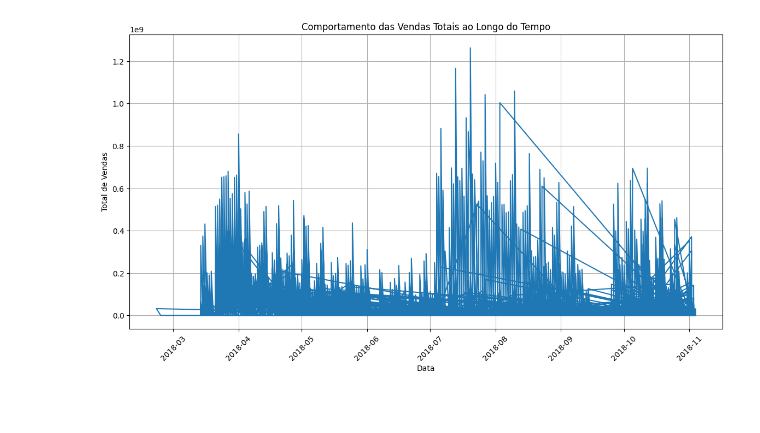
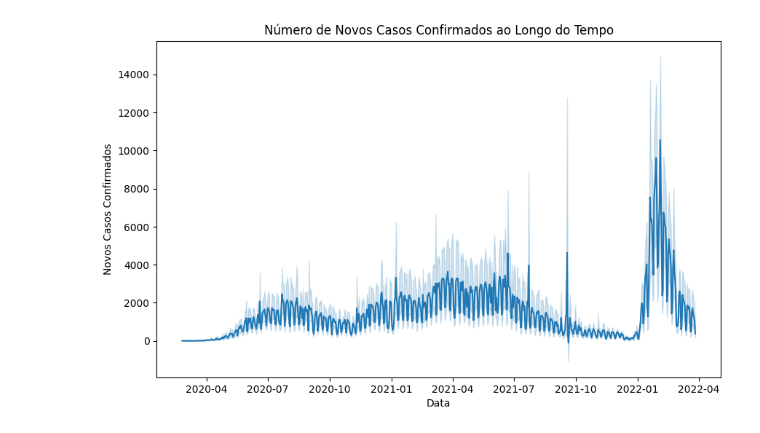
Before and after one commit to andrefeitosa9/modulo-estatisticaI-santandercoders, a Jupyter notebook: notebook2.ipynb, the cells around one changed output. Drawn from its saved outputs; the diff is of its cells as text; code cells hidden in the pictures; blank space fills up the shorter version.

Commit message:
mudança de dataset e novo notebook 2

```diff
--- a/notebook2.ipynb
+++ b/notebook2.ipynb
@@ -9,0 +10,2 @@ import scipy.stats as stats
+# %%
+df = pd.read_csv("dados\covid19-0f81afa72854491686b7f93cf598b6fa.csv")
@@ -9,0 +32,2 @@ import scipy.stats as stats
+# %%
+df.drop(columns="city", inplace=True)
@@ -10,5 +54,2 @@ import scipy.stats as stats
 # %%
-df = pd.read_csv(r"dados\\cinemaTicket_Ref.csv")
-df.dropna(inplace=True)
 df['date'] = pd.to_datetime(df['date'])
-df
@@ -29,11 +56,9 @@ df
 # %%
-plt.figure(figsize=(14, 7))
-plt.plot(df['date'], df['total_sales'])
-plt.title('Comportamento das Vendas Totais ao Longo do Tempo')
+plt.figure(figsize=(10, 6))
+sns.lineplot(x='date', y='new_confirmed', data=df)
+plt.title('Número de Novos Casos Confirmados ao Longo do Tempo')
 plt.xlabel('Data')
-plt.ylabel('Total de Vendas')
-plt.xticks(rotation=45)
-plt.grid()
+plt.ylabel('Novos Casos Confirmados')
 plt.show()
 # %% [output]
-[figure, old version]
+[figure, new version]
```
Also changed, not shown: parts of 11 cells of this notebook, 3 other files.
